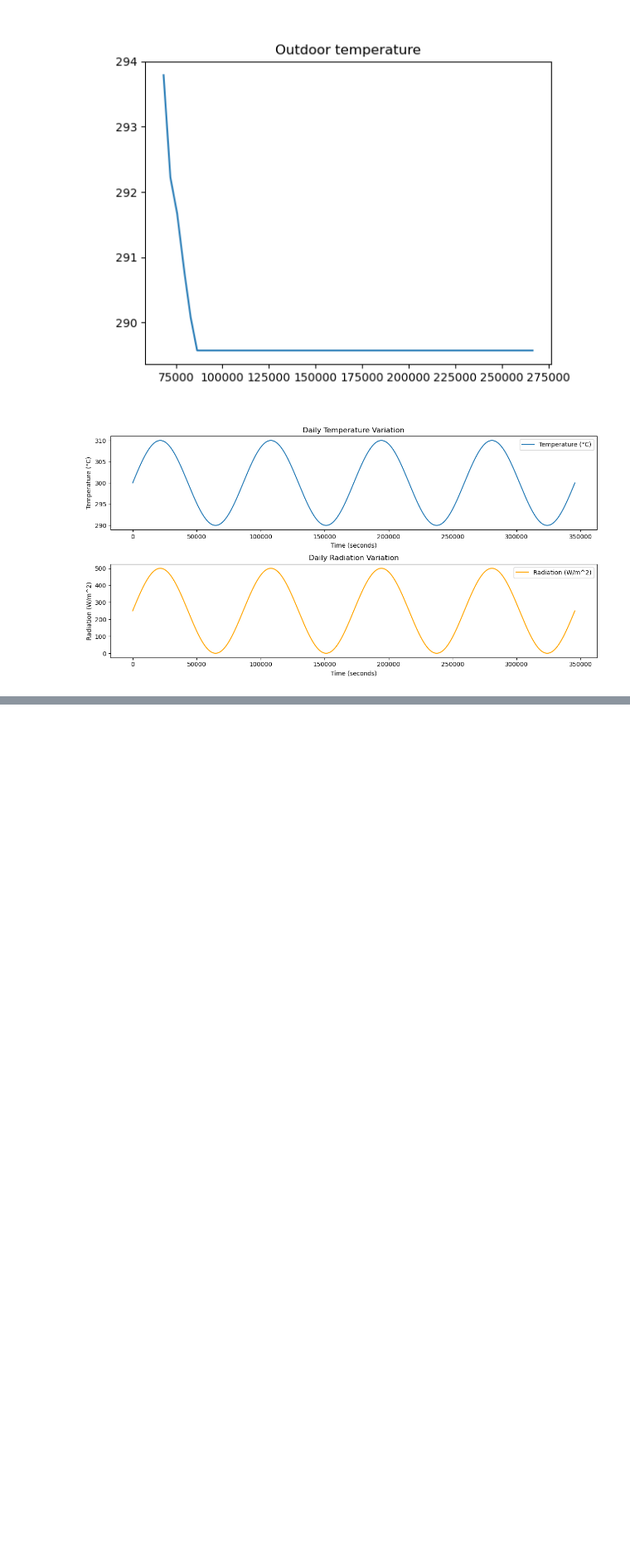
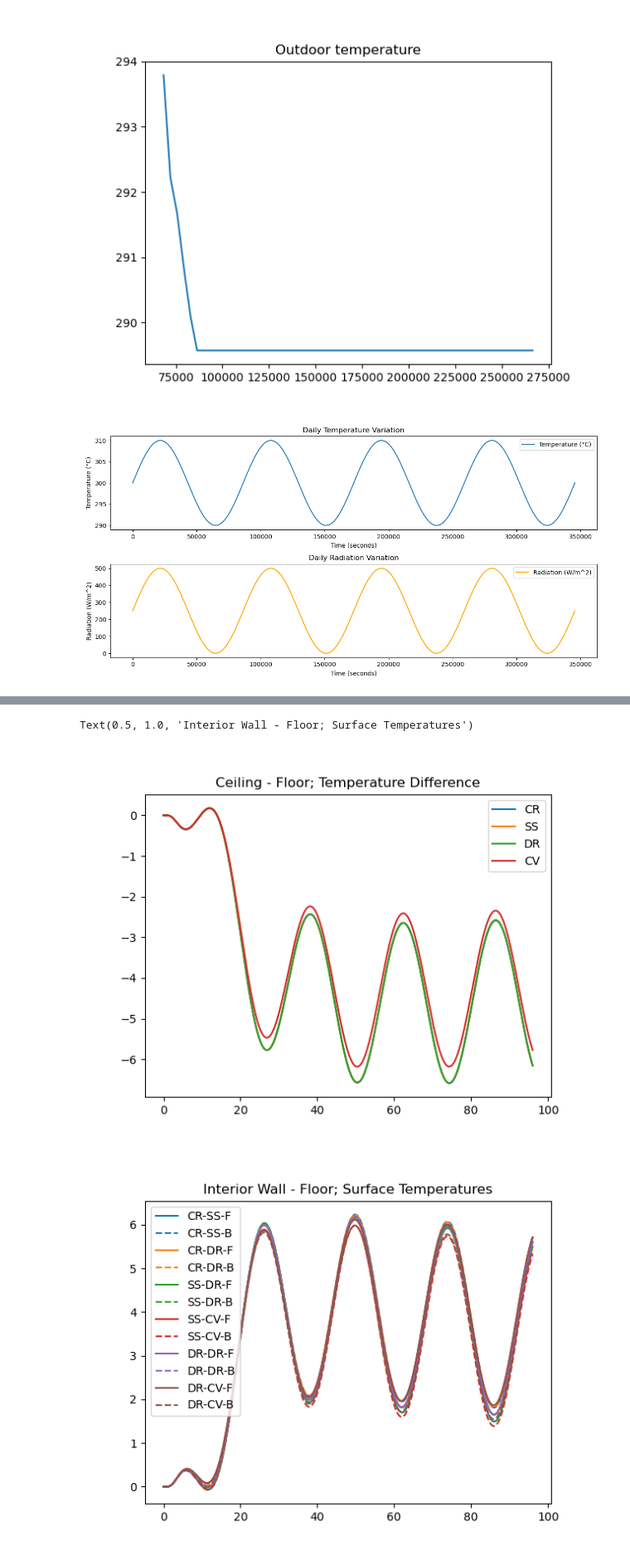
Before and after one commit to nbachand/graphBEM, a Jupyter notebook: MyBuilding.ipynb, the cells around one changed output, grey strips where cells are left out. Shown at 83% size. Cells and saved outputs as stored; diff of their text form; code cells hidden in the pictures; blank space fills up the shorter version.

```diff
--- a/MyBuilding.ipynb
+++ b/MyBuilding.ipynb
@@ -259,0 +335,27 @@ plt.figure("Wall Center Temperatures")
+# %%
+plt.figure()
+for n, _ in build_sim.bG.G.nodes(data=True):
+    if n in interiorRooms:
+        ceiling_temp = build_sim.bG.G[n]["RF"]["T_profs"][0, :]
+        floor_temp = build_sim.bG.G[n]["FL"]["T_profs"][0, :]
+        plt.plot(build_sim.hours, ceiling_temp - floor_temp, label=n)
+plt.legend()
+plt.title("Ceiling - Floor; Temperature Difference")
+
+plt.figure()
+c = 0
+for i, j, d, in build_sim.bG.G.edges(data=True):
+    if d['nodes'].checkSides(i, False) in interiorRooms and d['nodes'].checkSides(j, False) in interiorRooms:
+        colors = list(mcolors.TABLEAU_COLORS.keys())
+        linetypes = ['-', '--']
+        floor_temp = build_sim.bG.G[i]["RF"]["T_profs"][0, :]
+        plt.plot(build_sim.hours, d['T_profs'][0, :] - floor_temp, label=f'{i}-{j}-F', color = colors[c], linestyle = linetypes[0])
+        floor_temp = build_sim.bG.G[j]["RF"]["T_profs"][0, :]
+        plt.plot(build_sim.hours, d['T_profs'][-1, :] - floor_temp, label=f'{i}-{j}-B', color = colors[c], linestyle = linetypes[1])
+        c = (c + 1) % len(colors)
+plt.legend()
+plt.title("Interior Wall - Floor; Surface Temperatures")
+# %% [output]
+Text(0.5, 1.0, 'Interior Wall - Floor; Surface Temperatures')
+[figure, added]
+[figure, added]
```
Also changed, not shown: parts of 16 cells of this notebook, 1 other file.
